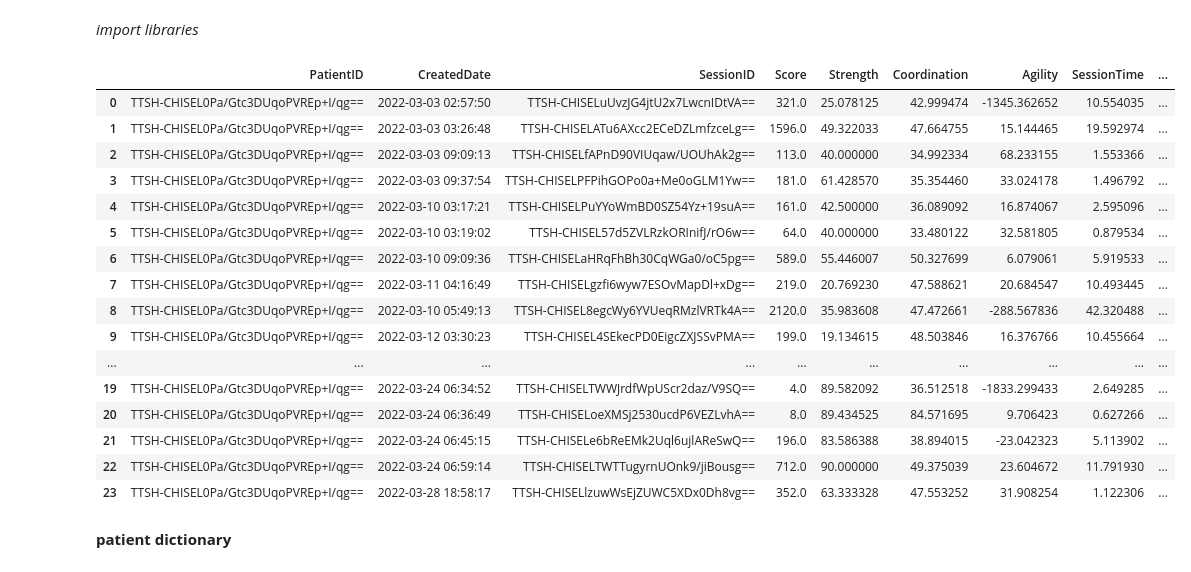
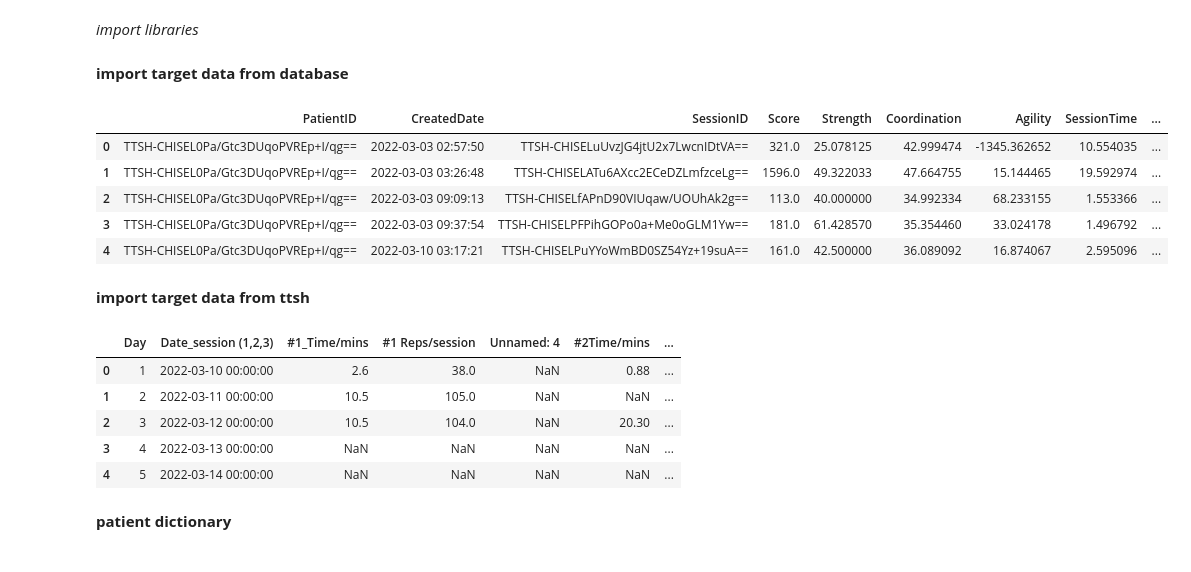
Before and after one commit to doscsy12/robotic_hometherapy, a Jupyter notebook: data_compare.ipynb, the cells around one changed output. Cells and saved outputs as stored; diff of their text form; code cells hidden in the pictures.

Commit message:
Update data comparison

```diff
--- a/data_check.ipynb
+++ b/data_compare.ipynb
@@ -26,0 +20,2 @@ list_of_dfs = [pd.read_csv(filename) for filename in glob.glob(path + '*_targets
+# %% [markdown]
+**import target data from database**
@@ -27,21 +29,12 @@ list_of_dfs = [pd.read_csv(filename) for filename in glob.glob(path + '*_targets
 # %%
 # sample list of df
-list_of_dfs[0]
+list_of_dfs[0].head()
 # %% [output]
 |  | PatientID | CreatedDate | SessionID | Score | Strength | Coordination | Agility | SessionTime | ... |
 | 0 | TTSH-CHISEL0Pa/Gtc3DUqoPVREp+I/qg== | 2022-03-03 02:57:50 | TTSH-CHISELuUvzJG4jtU2x7LwcnIDtVA== | 321.0 | 25.078125 | 42.999474 | -1345.362652 | 10.554035 | ... |
 | 1 | TTSH-CHISEL0Pa/Gtc3DUqoPVREp+I/qg== | 2022-03-03 03:26:48 | TTSH-CHISELATu6AXcc2ECeDZLmfzceLg== | 1596.0 | 49.322033 | 47.664755 | 15.144465 | 19.592974 | ... |
 | 2 | TTSH-CHISEL0Pa/Gtc3DUqoPVREp+I/qg== | 2022-03-03 09:09:13 | TTSH-CHISELfAPnD90VIUqaw/UOUhAk2g== | 113.0 | 40.000000 | 34.992334 | 68.233155 | 1.553366 | ... |
 | 3 | TTSH-CHISEL0Pa/Gtc3DUqoPVREp+I/qg== | 2022-03-03 09:37:54 | TTSH-CHISELPFPihGOPo0a+Me0oGLM1Yw== | 181.0 | 61.428570 | 35.354460 | 33.024178 | 1.496792 | ... |
 | 4 | TTSH-CHISEL0Pa/Gtc3DUqoPVREp+I/qg== | 2022-03-10 03:17:21 | TTSH-CHISELPuYYoWmBD0SZ54Yz+19suA== | 161.0 | 42.500000 | 36.089092 | 16.874067 | 2.595096 | ... |
-| 5 | TTSH-CHISEL0Pa/Gtc3DUqoPVREp+I/qg== | 2022-03-10 03:19:02 | TTSH-CHISEL57d5ZVLRzkORInifJ/rO6w== | 64.0 | 40.000000 | 33.480122 | 32.581805 | 0.879534 | ... |
-| 6 | TTSH-CHISEL0Pa/Gtc3DUqoPVREp+I/qg== | 2022-03-10 09:09:36 | TTSH-CHISELaHRqFhBh30CqWGa0/oC5pg== | 589.0 | 55.446007 | 50.327699 | 6.079061 | 5.919533 | ... |
-| 7 | TTSH-CHISEL0Pa/Gtc3DUqoPVREp+I/qg== | 2022-03-11 04:16:49 | TTSH-CHISELgzfi6wyw7ESOvMapDl+xDg== | 219.0 | 20.769230 | 47.588621 | 20.684547 | 10.493445 | ... |
-| 8 | TTSH-CHISEL0Pa/Gtc3DUqoPVREp+I/qg== | 2022-03-10 05:49:13 | TTSH-CHISEL8egcWy6YVUeqRMzlVRTk4A== | 2120.0 | 35.983608 | 47.472661 | -288.567836 | 42.320488 | ... |
-| 9 | TTSH-CHISEL0Pa/Gtc3DUqoPVREp+I/qg== | 2022-03-12 03:30:23 | TTSH-CHISEL4SEkecPD0EigcZXJSSvPMA== | 199.0 | 19.134615 | 48.503846 | 16.376766 | 10.455664 | ... |
-| ... | ... | ... | ... | ... | ... | ... | ... | ... | ... |
-| 19 | TTSH-CHISEL0Pa/Gtc3DUqoPVREp+I/qg== | 2022-03-24 06:34:52 | TTSH-CHISELTWWJrdfWpUScr2daz/V9SQ== | 4.0 | 89.582092 | 36.512518 | -1833.299433 | 2.649285 | ... |
-| 20 | TTSH-CHISEL0Pa/Gtc3DUqoPVREp+I/qg== | 2022-03-24 06:36:49 | TTSH-CHISELoeXMSj2530ucdP6VEZLvhA== | 8.0 | 89.434525 | 84.571695 | 9.706423 | 0.627266 | ... |
-| 21 | TTSH-CHISEL0Pa/Gtc3DUqoPVREp+I/qg== | 2022-03-24 06:45:15 | TTSH-CHISELe6bReEMk2Uql6ujlAReSwQ== | 196.0 | 83.586388 | 38.894015 | -23.042323 | 5.113902 | ... |
-| 22 | TTSH-CHISEL0Pa/Gtc3DUqoPVREp+I/qg== | 2022-03-24 06:59:14 | TTSH-CHISELTWTTugyrnUOnk9/jiBousg== | 712.0 | 90.000000 | 49.375039 | 23.604672 | 11.791930 | ... |
-| 23 | TTSH-CHISEL0Pa/Gtc3DUqoPVREp+I/qg== | 2022-03-28 18:58:17 | TTSH-CHISELlzuwWsEjZUWC5XDx0Dh8vg== | 352.0 | 63.333328 | 47.553252 | 31.908254 | 1.122306 | ... |
+# %% [markdown]
+**import target data from ttsh**
@@ -48,3 +49,12 @@ list_of_dfs[0]
+# %%
+ttsh_dfs[0].head()
+# %% [output]
+|  | Day | Date_session (1,2,3) | #1_Time/mins | #1 Reps/session | Unnamed: 4 | #2Time/mins | ... |
+| 0 | 1 | 2022-03-10 00:00:00 | 2.6 | 38.0 | NaN | 0.88 | ... |
+| 1 | 2 | 2022-03-11 00:00:00 | 10.5 | 105.0 | NaN | NaN | ... |
+| 2 | 3 | 2022-03-12 00:00:00 | 10.5 | 104.0 | NaN | 20.30 | ... |
+| 3 | 4 | 2022-03-13 00:00:00 | NaN | NaN | NaN | NaN | ... |
+| 4 | 5 | 2022-03-14 00:00:00 | NaN | NaN | NaN | NaN | ... |
 # %% [markdown]
 **patient dictionary**
 # %%
```
Also changed, not shown: parts of 22 cells of this notebook, 1 other file.
